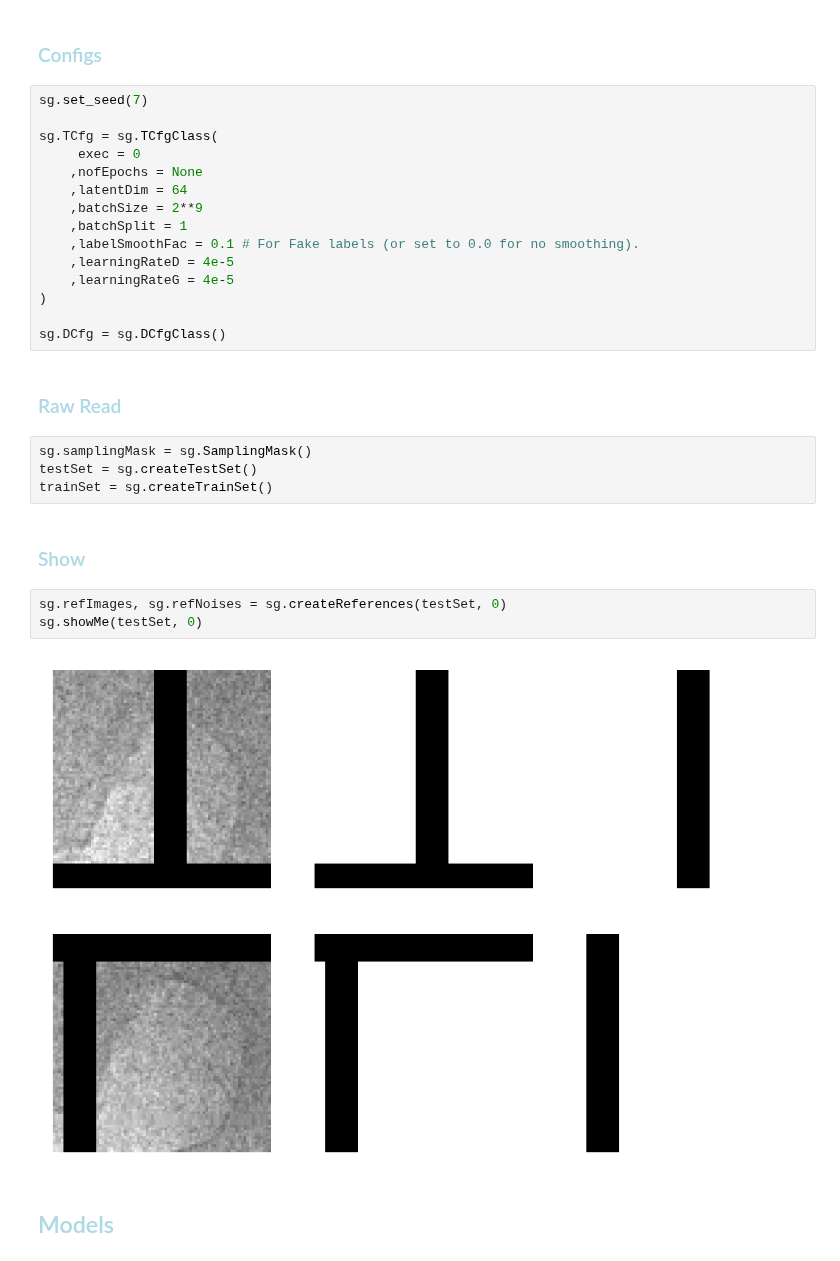
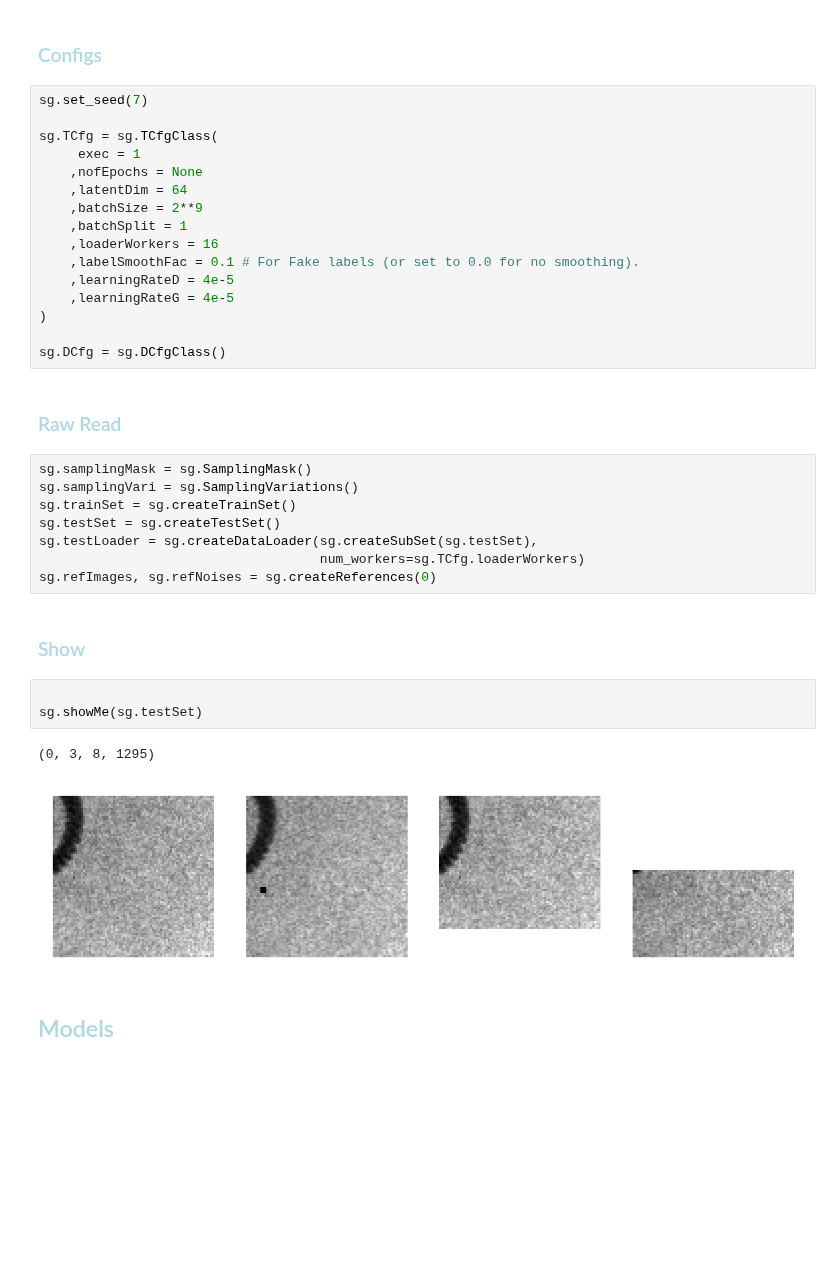
Before and after one commit to antonmx/shiftpatch, a Jupyter notebook: shiftpatch_dj1.ipynb, the cells around one changed output. Drawn from its saved outputs; the diff is of its cells as text; blank space fills up the shorter version.

```diff
--- a/shiftpatch_dj1.ipynb
+++ b/shiftpatch_dj1.ipynb
@@ -25,11 +26,12 @@ sg.plt.rcParams['figure.dpi']=223
 sg.set_seed(7)
 
 sg.TCfg = sg.TCfgClass(
-     exec = 0
+     exec = 1
     ,nofEpochs = None
     ,latentDim = 64
     ,batchSize = 2**9
     ,batchSplit = 1
+    ,loaderWorkers = 16
     ,labelSmoothFac = 0.1 # For Fake labels (or set to 0.0 for no smoothing).
     ,learningRateD = 4e-5
     ,learningRateG = 4e-5
@@ -38,18 +40,22 @@ sg.TCfg = sg.TCfgClass(
 sg.DCfg = sg.DCfgClass()
 # %% [markdown]
 ### <font style="color:lightblue">Raw Read</font>
-# %%
-sg.samplingMask = sg.SamplingMask()
-testSet = sg.createTestSet()
-trainSet = sg.createTrainSet()
+# %%
+sg.samplingMask = sg.SamplingMask()
+sg.samplingVari = sg.SamplingVariations()
+sg.trainSet = sg.createTrainSet()
+sg.testSet = sg.createTestSet()
+sg.testLoader = sg.createDataLoader(sg.createSubSet(sg.testSet),
+                                    num_workers=sg.TCfg.loaderWorkers)
+sg.refImages, sg.refNoises = sg.createReferences(0)
 # %% [markdown]
 ### <font style="color:lightblue">Show</font>
-# %%
-sg.refImages, sg.refNoises = sg.createReferences(testSet, 0)
-sg.showMe(testSet, 0)
-# %% [output]
-[figure, removed]
-[figure, removed]
+# %%
+
+sg.showMe(sg.testSet)
+# %% [output]
+(0, 3, 8, 1295)
+[figure, added]
 # %% [markdown]
 ## <font style="color:lightblue">Models</font>
 # %% [markdown]
```
Also changed, not shown: parts of 9 cells of this notebook, 2 other files.
